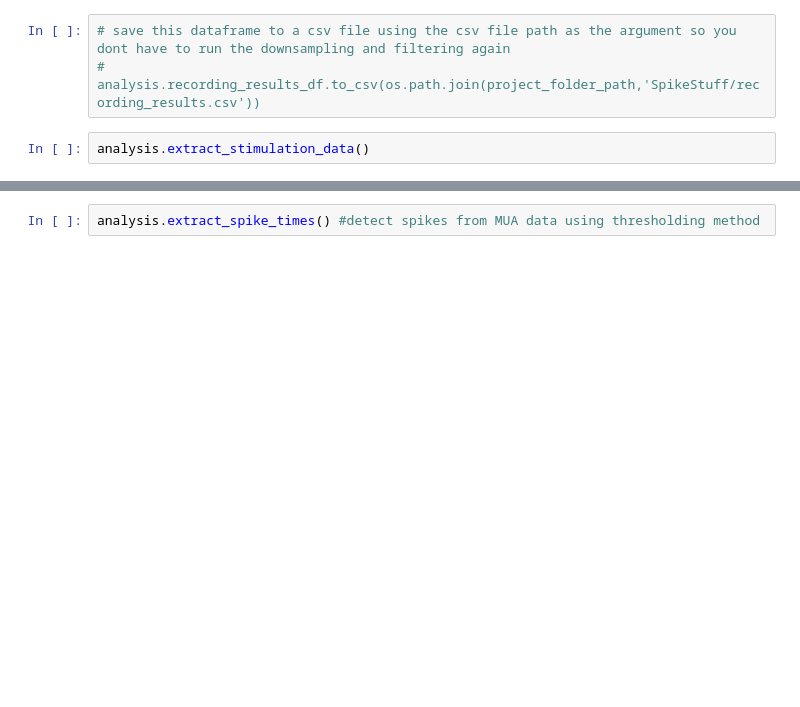
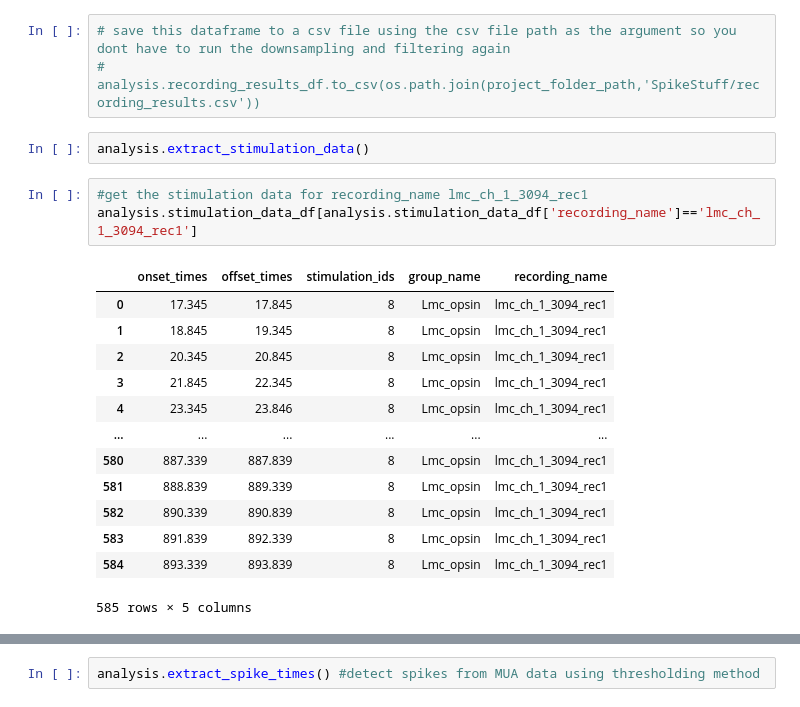
Before and after one commit to ecresp1el/mua_analysis, a Jupyter notebook: notebooks/proceesing_data_opto.ipynb, the cells around one changed output, grey strips where cells are left out. Saved outputs shown, nothing was run; the diff lists cells and outputs as text; blank space fills up the shorter version.

```diff
--- a/notebooks/proceesing_data_opto.ipynb
+++ b/notebooks/proceesing_data_opto.ipynb
@@ -42,5 +38,22 @@ analysis.recording_results_df['mua_data_path'][0] #show downsampled path
 # analysis.recording_results_df.to_csv(os.path.join(project_folder_path,'SpikeStuff/recording_results.csv'))
 # %%
 analysis.extract_stimulation_data()
+# %%
+#get the stimulation data for recording_name lmc_ch_1_3094_rec1
+analysis.stimulation_data_df[analysis.stimulation_data_df['recording_name']=='lmc_ch_1_3094_rec1']
+# %% [output]
+|  | onset_times | offset_times | stimulation_ids | group_name | recording_name |
+| 0 | 17.345 | 17.845 | 8 | Lmc_opsin | lmc_ch_1_3094_rec1 |
+| 1 | 18.845 | 19.345 | 8 | Lmc_opsin | lmc_ch_1_3094_rec1 |
+| 2 | 20.345 | 20.845 | 8 | Lmc_opsin | lmc_ch_1_3094_rec1 |
+| 3 | 21.845 | 22.345 | 8 | Lmc_opsin | lmc_ch_1_3094_rec1 |
+| 4 | 23.345 | 23.846 | 8 | Lmc_opsin | lmc_ch_1_3094_rec1 |
+| ... | ... | ... | ... | ... | ... |
+| 580 | 887.339 | 887.839 | 8 | Lmc_opsin | lmc_ch_1_3094_rec1 |
+| 581 | 888.839 | 889.339 | 8 | Lmc_opsin | lmc_ch_1_3094_rec1 |
+| 582 | 890.339 | 890.839 | 8 | Lmc_opsin | lmc_ch_1_3094_rec1 |
+| 583 | 891.839 | 892.339 | 8 | Lmc_opsin | lmc_ch_1_3094_rec1 |
+| 584 | 893.339 | 893.839 | 8 | Lmc_opsin | lmc_ch_1_3094_rec1 |
+585 rows × 5 columns
 # %%
 analysis.stimulation_data_df #show stimulation data dataframe
```
Also changed, not shown: parts of 6 cells of this notebook.
